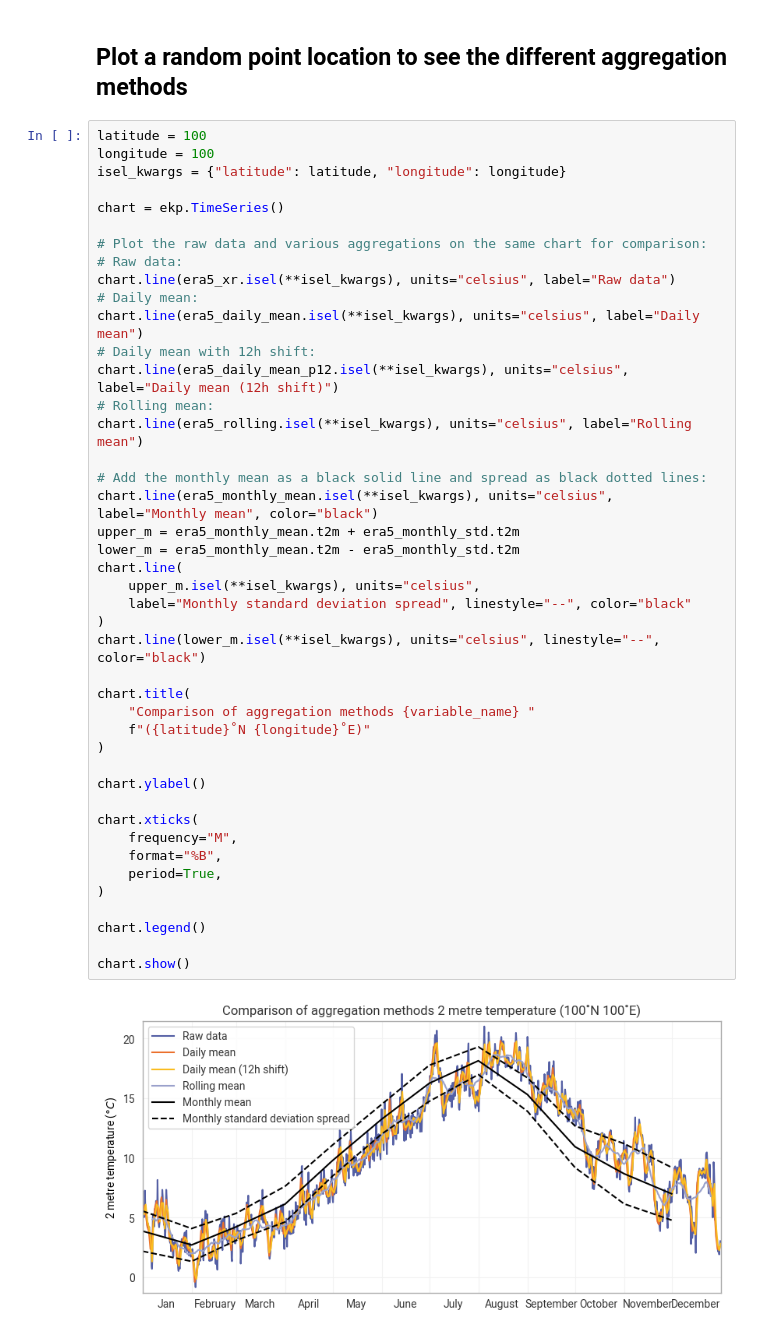
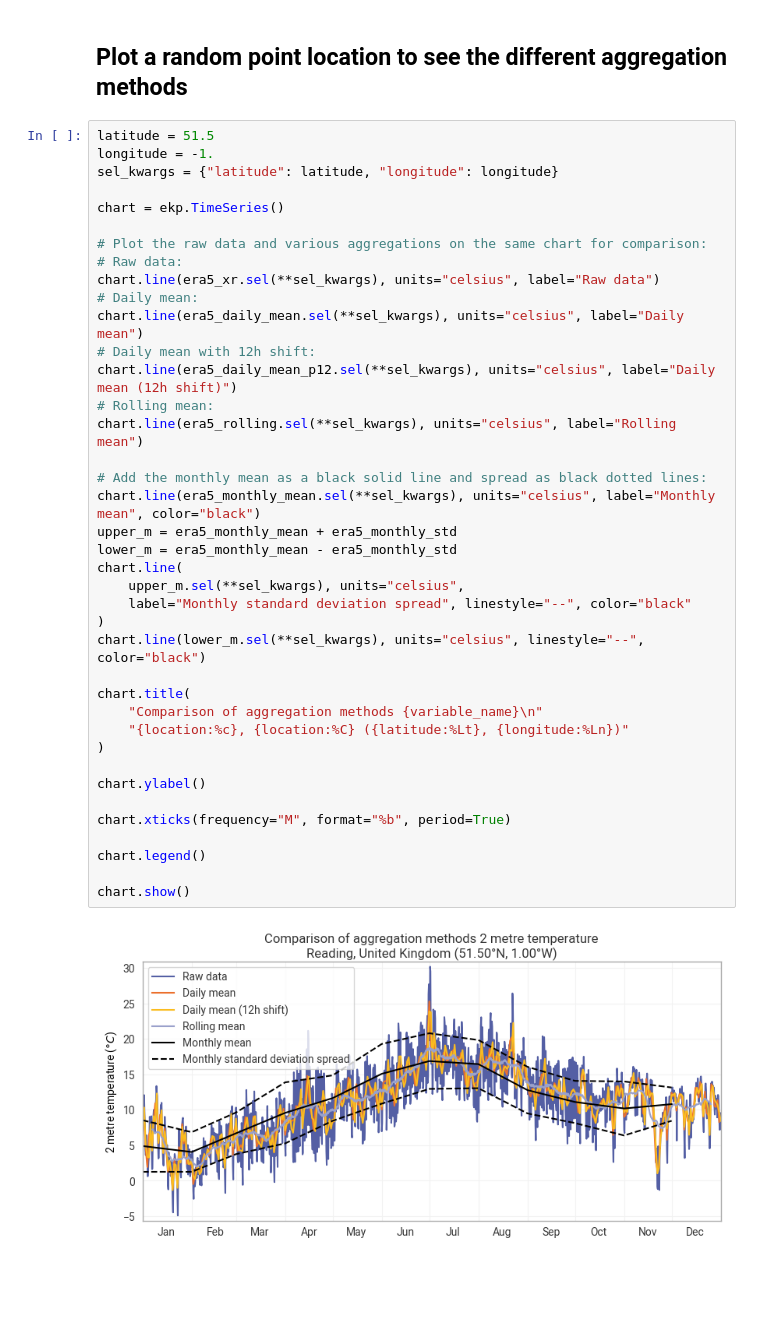
Before and after one commit to ecmwf/earthkit-transforms, a Jupyter notebook: docs/notebooks/temporal/02-era5-daily-monthly-statistics.ipynb, the cells around one changed output. Cells and saved outputs as stored; diff of their text form; blank space fills up the shorter version.

```diff
--- a/docs/notebooks/temporal/02-era5-daily-monthly-statistics.ipynb
+++ b/docs/notebooks/temporal/02-era5-daily-monthly-statistics.ipynb
@@ -149,47 +149,43 @@ Attributes:
 # %% [markdown]
 ## Plot a random point location to see the different aggregation methods
 # %%
-latitude = 100
-longitude = 100
-isel_kwargs = {"latitude": latitude, "longitude": longitude}
+latitude = 51.5
+longitude = -1.
+sel_kwargs = {"latitude": latitude, "longitude": longitude}
 
 chart = ekp.TimeSeries()
 
 # Plot the raw data and various aggregations on the same chart for comparison:
 # Raw data:
-chart.line(era5_xr.isel(**isel_kwargs), units="celsius", label="Raw data")
+chart.line(era5_xr.sel(**sel_kwargs), units="celsius", label="Raw data")
 # Daily mean:
-chart.line(era5_daily_mean.isel(**isel_kwargs), units="celsius", label="Daily mean")
+chart.line(era5_daily_mean.sel(**sel_kwargs), units="celsius", label="Daily mean")
 # Daily mean with 12h shift:
-chart.line(era5_daily_mean_p12.isel(**isel_kwargs), units="celsius", label="Daily mean (12h shift)")
+chart.line(era5_daily_mean_p12.sel(**sel_kwargs), units="celsius", label="Daily mean (12h shift)")
 # Rolling mean:
-chart.line(era5_rolling.isel(**isel_kwargs), units="celsius", label="Rolling mean")
+chart.line(era5_rolling.sel(**sel_kwargs), units="celsius", label="Rolling mean")
 
 # Add the monthly mean as a black solid line and spread as black dotted lines:
-chart.line(era5_monthly_mean.isel(**isel_kwargs), units="celsius", label="Monthly mean", color="black")
-upper_m = era5_monthly_mean.t2m + era5_monthly_std.t2m
-lower_m = era5_monthly_mean.t2m - era5_monthly_std.t2m
+chart.line(era5_monthly_mean.sel(**sel_kwargs), units="celsius", label="Monthly mean", color="black")
+upper_m = era5_monthly_mean + era5_monthly_std
+lower_m = era5_monthly_mean - era5_monthly_std
 chart.line(
-    upper_m.isel(**isel_kwargs), units="celsius",
+    upper_m.sel(**sel_kwargs), units="celsius",
     label="Monthly standard deviation spread", linestyle="--", color="black"
 )
-chart.line(lower_m.isel(**isel_kwargs), units="celsius", linestyle="--", color="black")
+chart.line(lower_m.sel(**sel_kwargs), units="celsius", linestyle="--", color="black")
 
 chart.title(
-    "Comparison of aggregation methods {variable_name} "
-    f"({latitude}˚N {longitude}˚E)"
+    "Comparison of aggregation methods {variable_name}\n"
+    "{location:%c}, {location:%C} ({latitude:%Lt}, {longitude:%Ln})"
 )
 
 chart.ylabel()
 
-chart.xticks(
-    frequency="M",
-    format="%B",
-    period=True,
-)
+chart.xticks(frequency="M", format="%b", period=True)
 
 chart.legend()
 
 chart.show()
 # %% [output]
-[figure, old version]
+[figure, new version]
```
Also changed, not shown: 2 other files.
